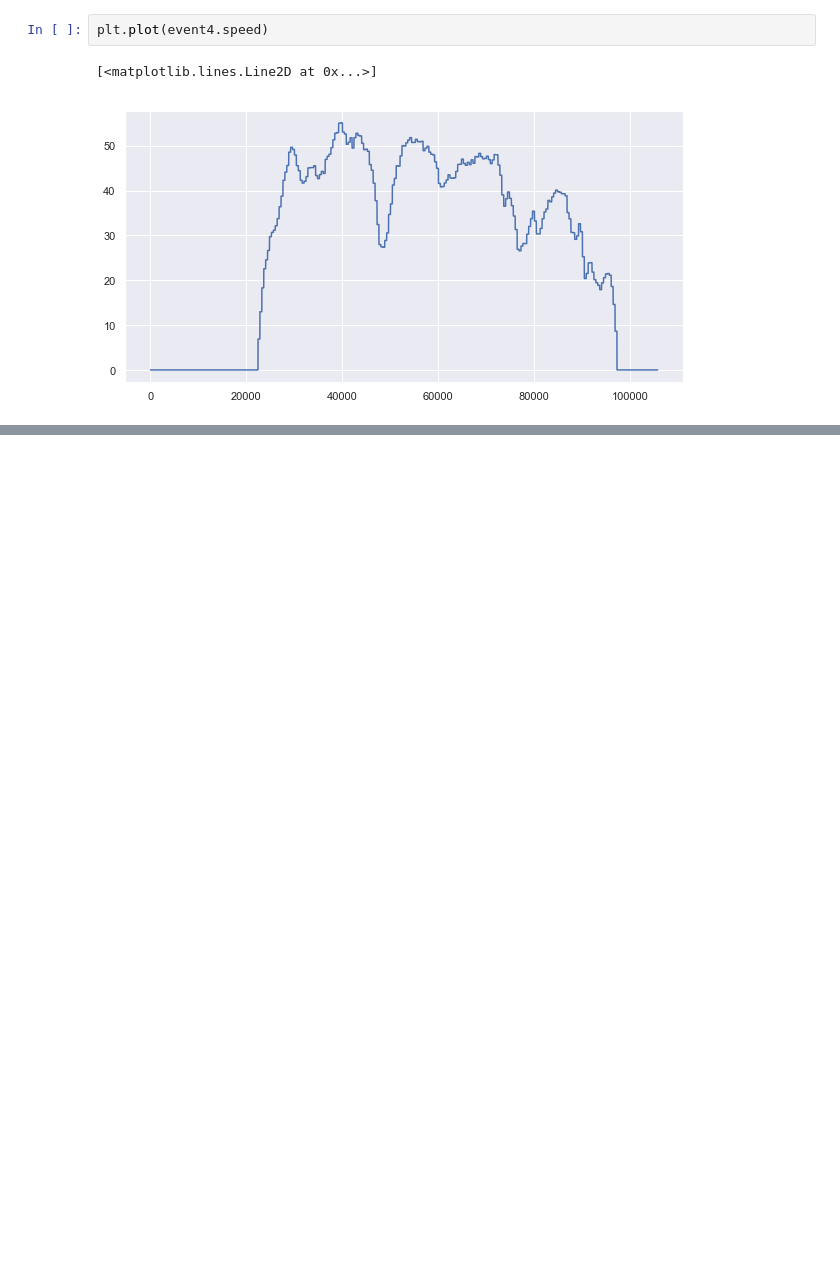
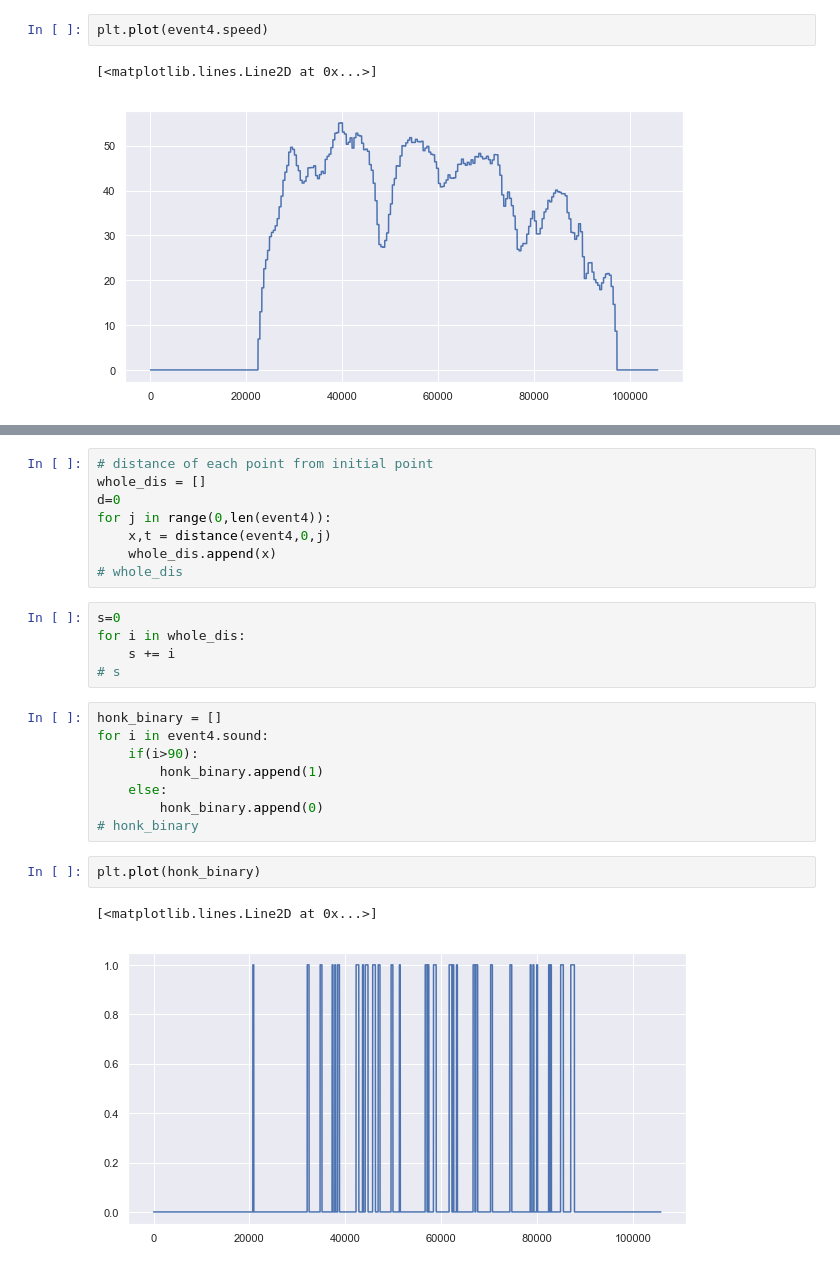
Before and after one commit to krsailesh-zz/driver_profiling_honk, a Jupyter notebook: honk_mi_note5.ipynb, the cells around one changed output, grey strips where cells are left out. Cells and saved outputs as stored; diff of their text form; blank space fills up the shorter version.

```diff
--- a/honk_mi_note5.ipynb
+++ b/honk_mi_note5.ipynb
@@ -167,0 +177,26 @@ plt.plot(event4.sound, 'r', event4.speed, 'b')
+# %%
+# distance of each point from initial point
+whole_dis = []
+d=0
+for j in range(0,len(event4)):
+    x,t = distance(event4,0,j)
+    whole_dis.append(x)
+# whole_dis
+# %%
+s=0
+for i in whole_dis:
+    s += i
+# s
+# %%
+honk_binary = []
+for i in event4.sound:
+    if(i>90):
+        honk_binary.append(1)
+    else:
+        honk_binary.append(0)
+# honk_binary
+# %%
+plt.plot(honk_binary)
+# %% [output]
+[<matplotlib.lines.Line2D at 0x...>]
+[figure, added]
```
Also changed, not shown: parts of 6 cells of this notebook.
